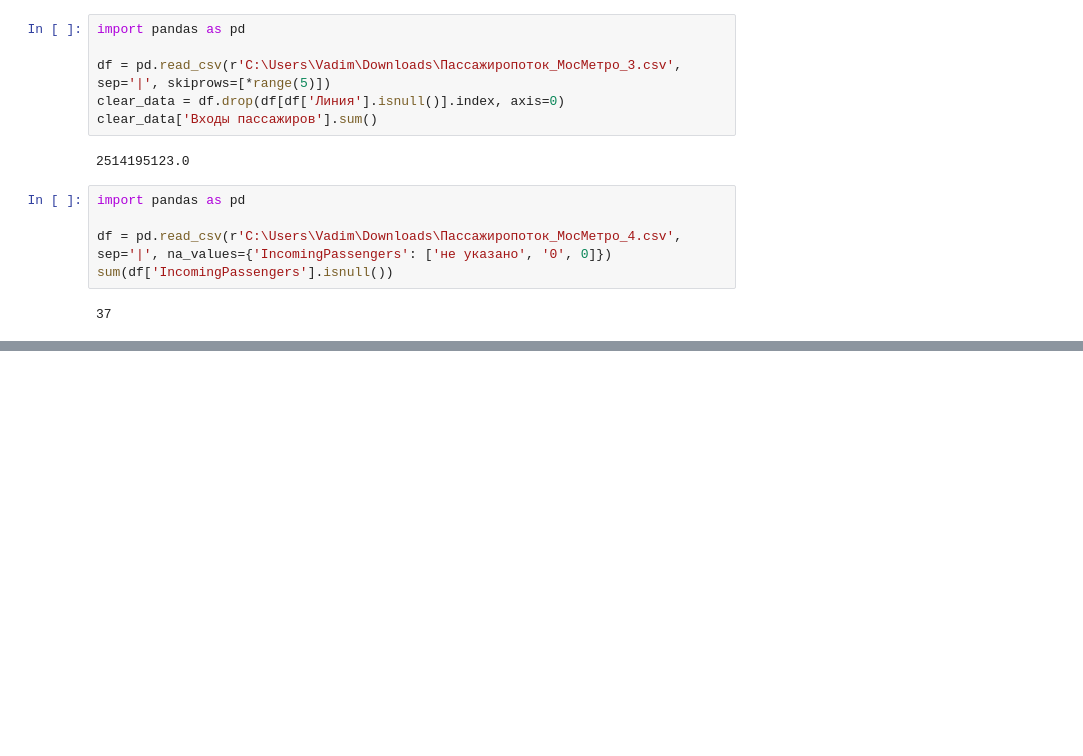
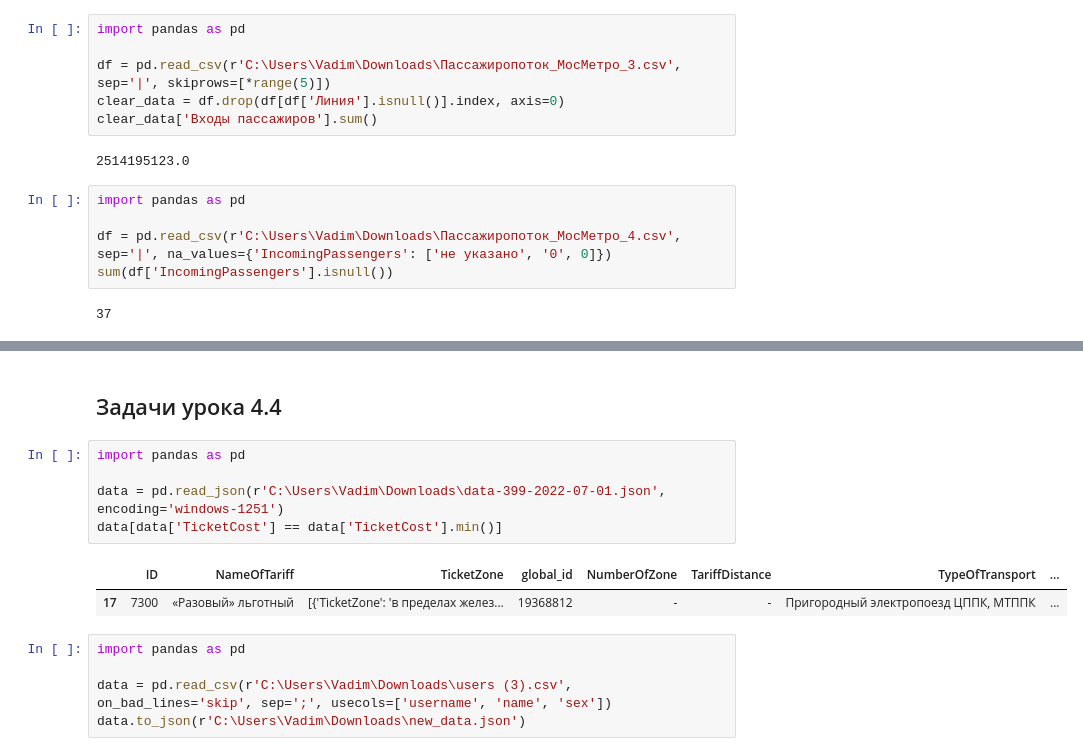
Before and after one commit to VadzimRudzman/pandas_fundamentals, a Jupyter notebook: Основы Pandas.ipynb, the cells around one changed output, grey strips where cells are left out. Drawn from its saved outputs; the diff is of its cells as text; blank space fills up the shorter version.

```diff
--- a/Основы Pandas.ipynb
+++ b/Основы Pandas.ipynb
@@ -1986,0 +2014,15 @@ for index, chunk in enumerate(data):
+# %% [markdown]
+## Задачи урока 4.4
+# %%
+import pandas as pd
+
+data = pd.read_json(r'C:\Users\Vadim\Downloads\data-399-2022-07-01.json', encoding='windows-1251')
+data[data['TicketCost'] == data['TicketCost'].min()]
+# %% [output]
+|  | ID | NameOfTariff | TicketZone | global_id | NumberOfZone | TariffDistance | TypeOfTransport | ... |
+| 17 | 7300 | «Разовый» льготный | [{'TicketZone': 'в пределах желез... | 19368812 | - | - | Пригородный электропоезд ЦППК, МТППК | ... |
+# %%
+import pandas as pd
+
+data = pd.read_csv(r'C:\Users\Vadim\Downloads\users (3).csv', on_bad_lines='skip', sep=';', usecols=['username', 'name', 'sex'])
+data.to_json(r'C:\Users\Vadim\Downloads\new_data.json')
```
Also changed, not shown: parts of 38 cells of this notebook.
